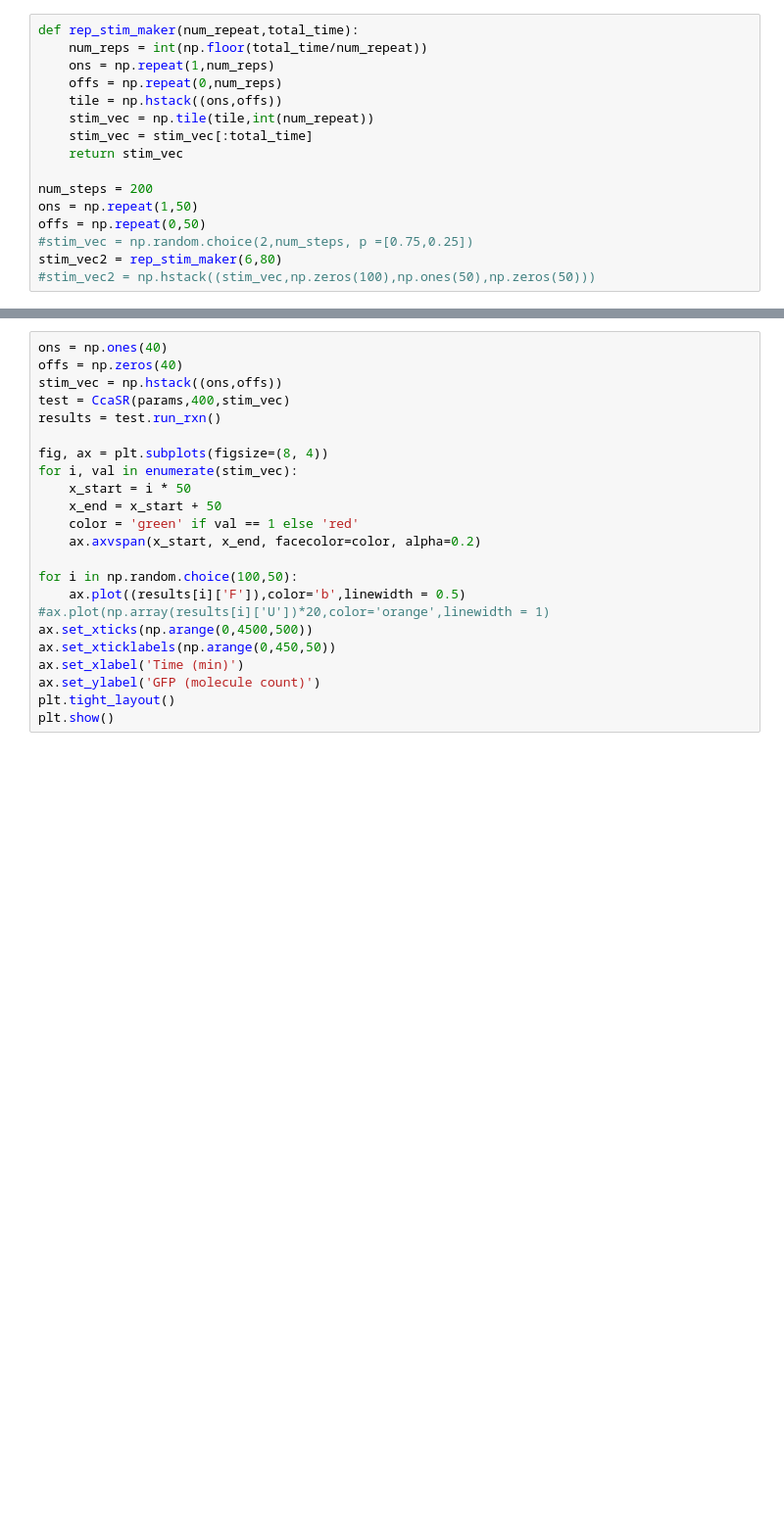
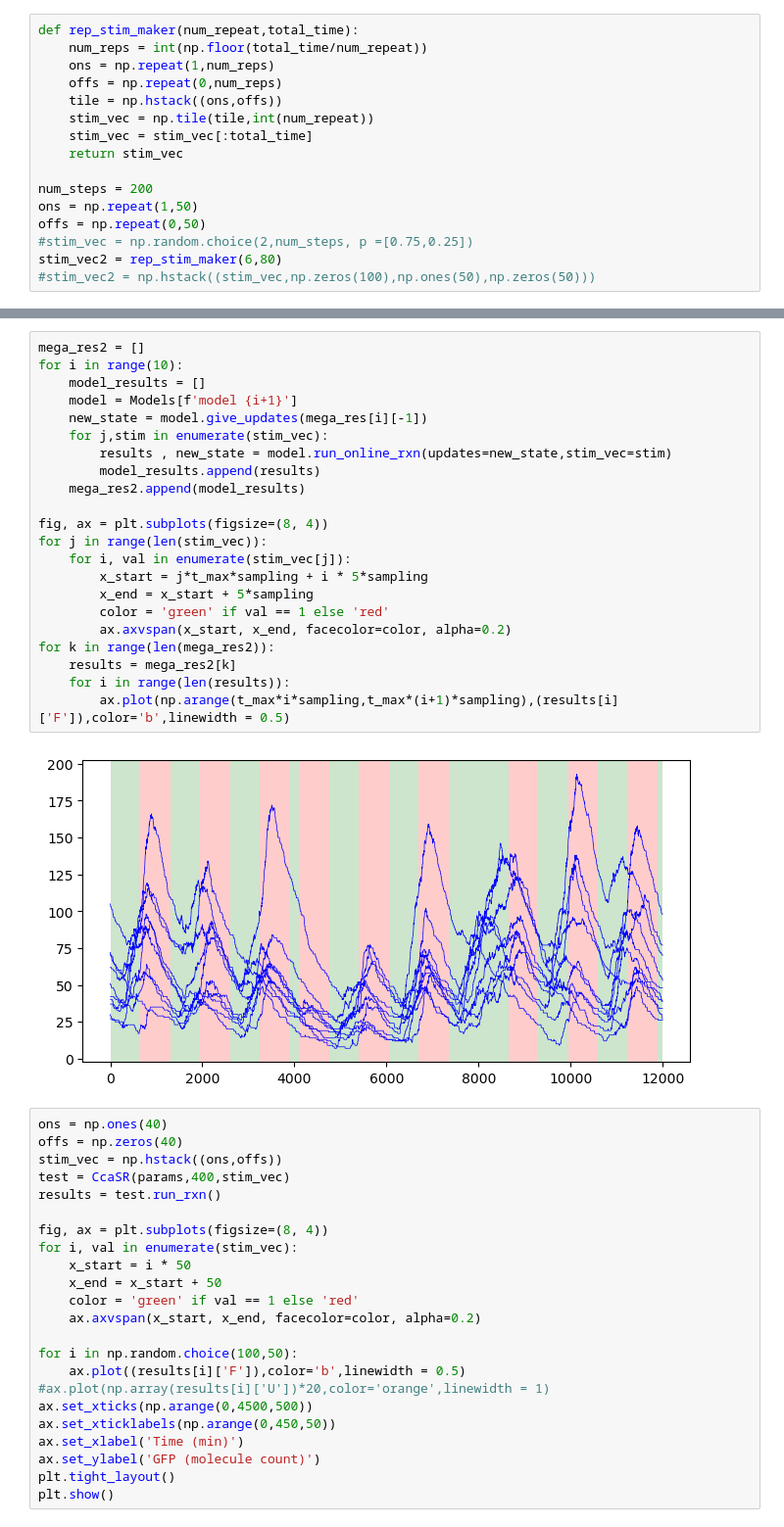
Before and after one commit to mhossein7/aisam, a Jupyter notebook: model/Gillespy_model.ipynb, the cells around one changed output, grey strips where cells are left out. Shown at 98% size. Cells and saved outputs as stored; diff of their text form; blank space fills up the shorter version.

```diff
--- a/model/Gillespy_model.ipynb
+++ b/model/Gillespy_model.ipynb
@@ -244,3 +281,27 @@ plt.show()
+# %%
+mega_res2 = []
+for i in range(10):
+    model_results = []
+    model = Models[f'model {i+1}']
+    new_state = model.give_updates(mega_res[i][-1])
+    for j,stim in enumerate(stim_vec):
+        results , new_state = model.run_online_rxn(updates=new_state,stim_vec=stim)
+        model_results.append(results)
+    mega_res2.append(model_results)
+
+fig, ax = plt.subplots(figsize=(8, 4))
+for j in range(len(stim_vec)):
+    for i, val in enumerate(stim_vec[j]):
+        x_start = j*t_max*sampling + i * 5*sampling
+        x_end = x_start + 5*sampling
+        color = 'green' if val == 1 else 'red'
+        ax.axvspan(x_start, x_end, facecolor=color, alpha=0.2)
+for k in range(len(mega_res2)):
+    results = mega_res2[k]
+    for i in range(len(results)):
+        ax.plot(np.arange(t_max*i*sampling,t_max*(i+1)*sampling),(results[i]['F']),color='b',linewidth = 0.5)
+# %% [output]
+[figure, added]
 # %%
 ons = np.ones(40)
 offs = np.zeros(40)
```
Also changed, not shown: parts of 2 cells of this notebook, 4 other files.
